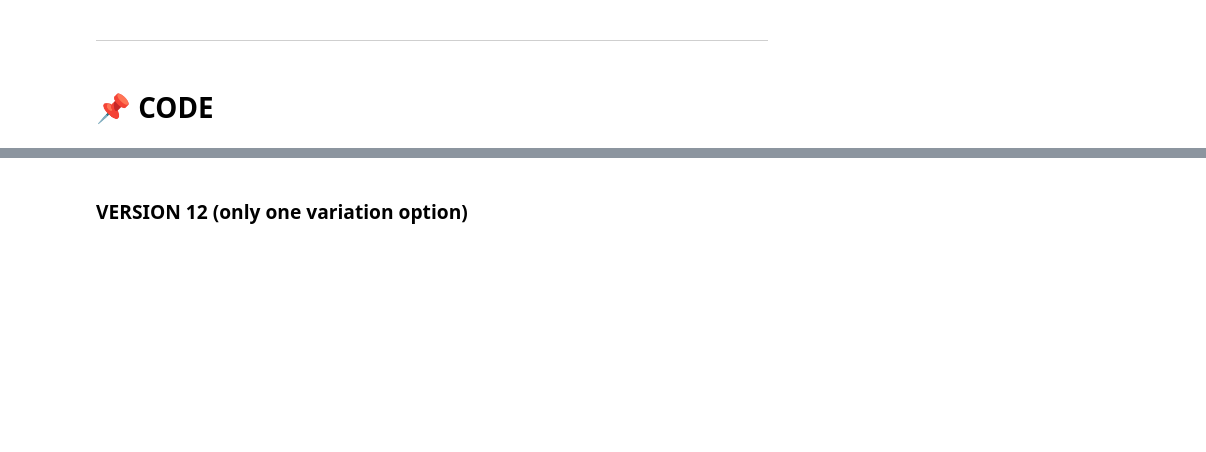
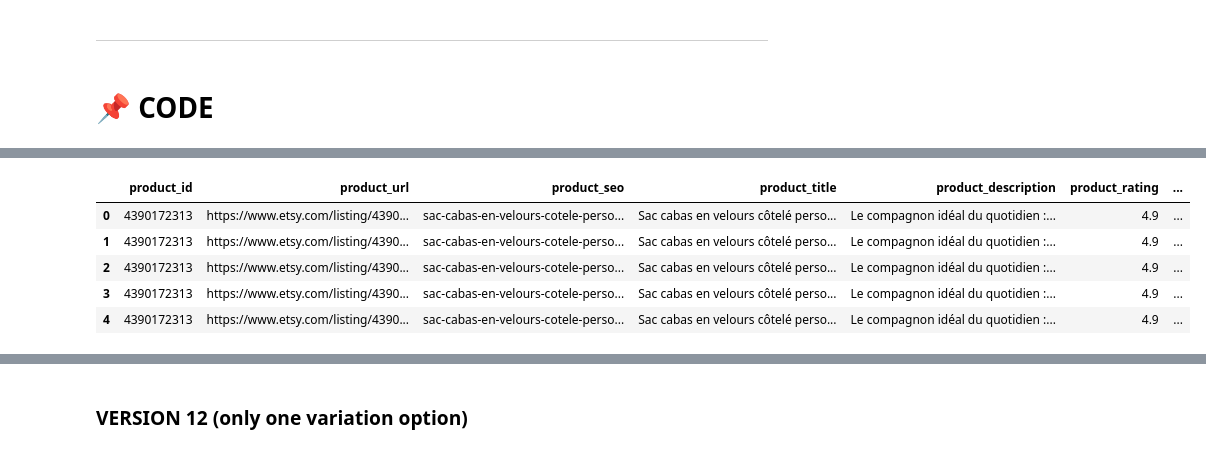
Before and after one commit to sabinagio-teaching/project_03-Etsy-POD-Trends, a Jupyter notebook: notebooks/PROJECT 03.ipynb, the cells around one changed output, grey strips where cells are left out. Saved outputs shown, nothing was run; the diff lists cells and outputs as text; code cells hidden in the pictures; blank space fills up the shorter version.

```diff
--- a/notebooks/PROJECT 03.ipynb
+++ b/notebooks/PROJECT 03.ipynb
@@ -1041,0 +711,26 @@ if __name__ == "__main__":
+# %%
+df = pd.DataFrame()
+df["product_id"]=df_var["product_id"]
+df["product_url"]=df_var["product_url_full"]
+df["product_seo"]=df_var["product_txt"]
+
+df["product_title"]=df_var["product_title"]
+df["product_description"]=df_var["product_description"]
+df["product_rating"]=df_var["product_rating"]
+df["product_nbr_reviews"]=df_var["nbr_reviews"]
+
+df["var_url"]=df_var["product_variant_url"]
+df["current_price"]=df_var["var_current_price"]
+df["discount_percentage"]=df_var["var_discount_percentage"].round()
+
+df["old_price"]=df_var["var_old_price"]
+df["currency"]=df_var["currency"]
+# %%
+df.head()
+# %% [output]
+|  | product_id | product_url | product_seo | product_title | product_description | product_rating | ... |
+| 0 | 4390172313 | https://www.etsy.com/listing/4390... | sac-cabas-en-velours-cotele-perso... | Sac cabas en velours côtelé perso... | Le compagnon idéal du quotidien :... | 4.9 | ... |
+| 1 | 4390172313 | https://www.etsy.com/listing/4390... | sac-cabas-en-velours-cotele-perso... | Sac cabas en velours côtelé perso... | Le compagnon idéal du quotidien :... | 4.9 | ... |
+| 2 | 4390172313 | https://www.etsy.com/listing/4390... | sac-cabas-en-velours-cotele-perso... | Sac cabas en velours côtelé perso... | Le compagnon idéal du quotidien :... | 4.9 | ... |
+| 3 | 4390172313 | https://www.etsy.com/listing/4390... | sac-cabas-en-velours-cotele-perso... | Sac cabas en velours côtelé perso... | Le compagnon idéal du quotidien :... | 4.9 | ... |
+| 4 | 4390172313 | https://www.etsy.com/listing/4390... | sac-cabas-en-velours-cotele-perso... | Sac cabas en velours côtelé perso... | Le compagnon idéal du quotidien :... | 4.9 | ... |
```
Also changed, not shown: parts of 9 cells of this notebook, 4 other files.
